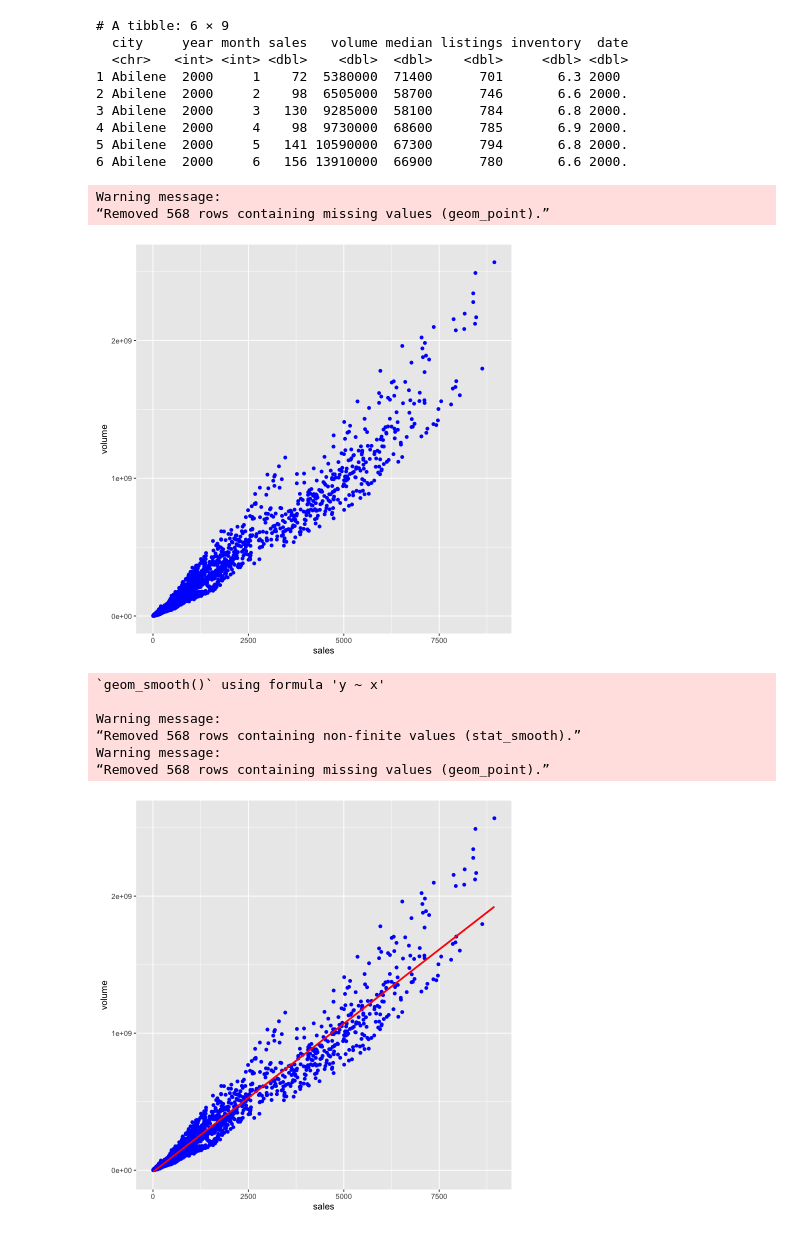
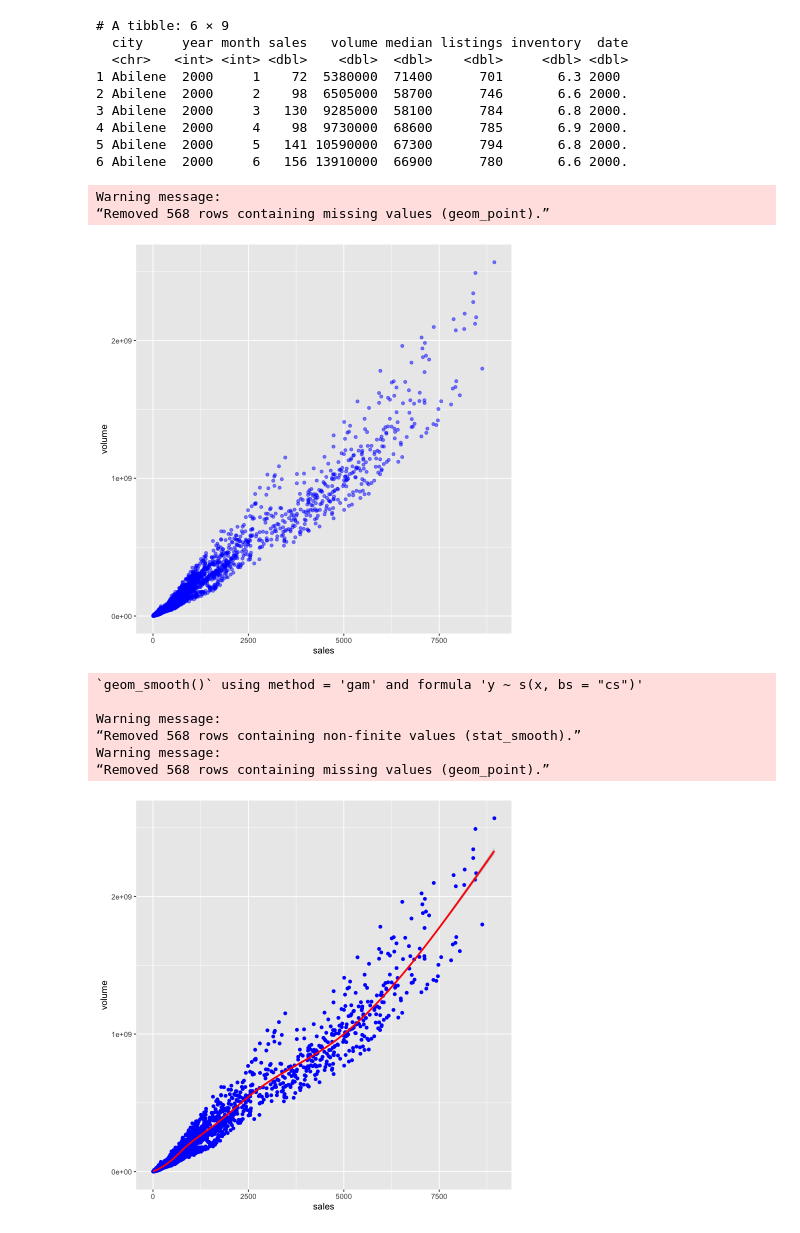
Before and after one commit to roblivesinottawa/data_visualization_project, a Jupyter notebook: notebooks/R/exercise.ipynb, the cells around one changed output. Drawn from its saved outputs; the diff is of its cells as text; code cells hidden in the pictures.

```diff
--- a/notebooks/R/exercise.ipynb
+++ b/notebooks/R/exercise.ipynb
@@ -40,20 +40,22 @@ print(head(df))
 6 Abilene  2000     6   156 13910000  66900      780       6.6 2000.
 # %%
 # create a scatterplot of volume versus sales
-scat <- ggplot(data = df, aes(sales, volume)) + geom_point(color = "blue")
+scat <- ggplot(data = df, aes(x = sales, y = volume)) + geom_point(color = "blue", alpha = 0.5)
 print(scat)
 # %% [output]
 Warning message:
 “Removed 568 rows containing missing values (geom_point).”
-[figure, old version]
+[figure, new version]
 # %%
-scat <- ggplot(data = df, aes(sales, volume)) + geom_point(color = "blue") + geom_smooth(method = "lm", se = TRUE, color = "red")
+scat <- ggplot(data = df, aes(sales, volume)) +
+geom_point(color = "blue") +
+geom_smooth(color = "red")
 print(scat)
 # %% [output]
-`geom_smooth()` using formula 'y ~ x'
+`geom_smooth()` using method = 'gam' and formula 'y ~ s(x, bs = "cs")'
 
 Warning message:
 “Removed 568 rows containing non-finite values (stat_smooth).”
 Warning message:
 “Removed 568 rows containing missing values (geom_point).”
-[figure, old version]
+[figure, new version]
```
Also changed, not shown: parts of 2 cells of this notebook, 2 other files.
